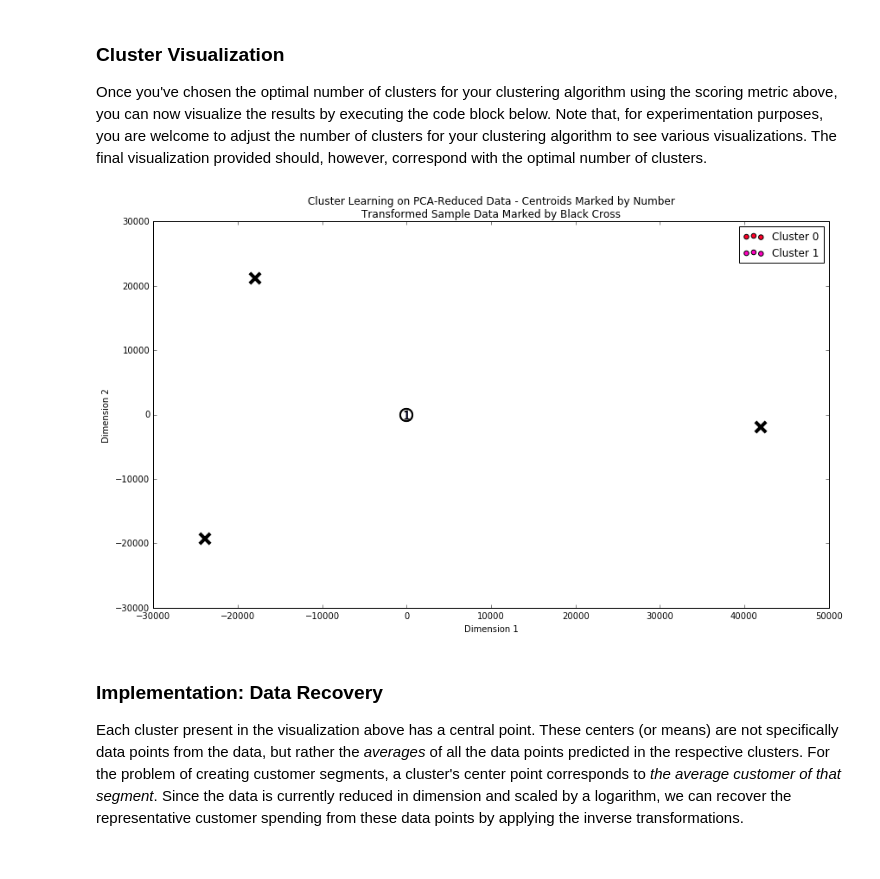
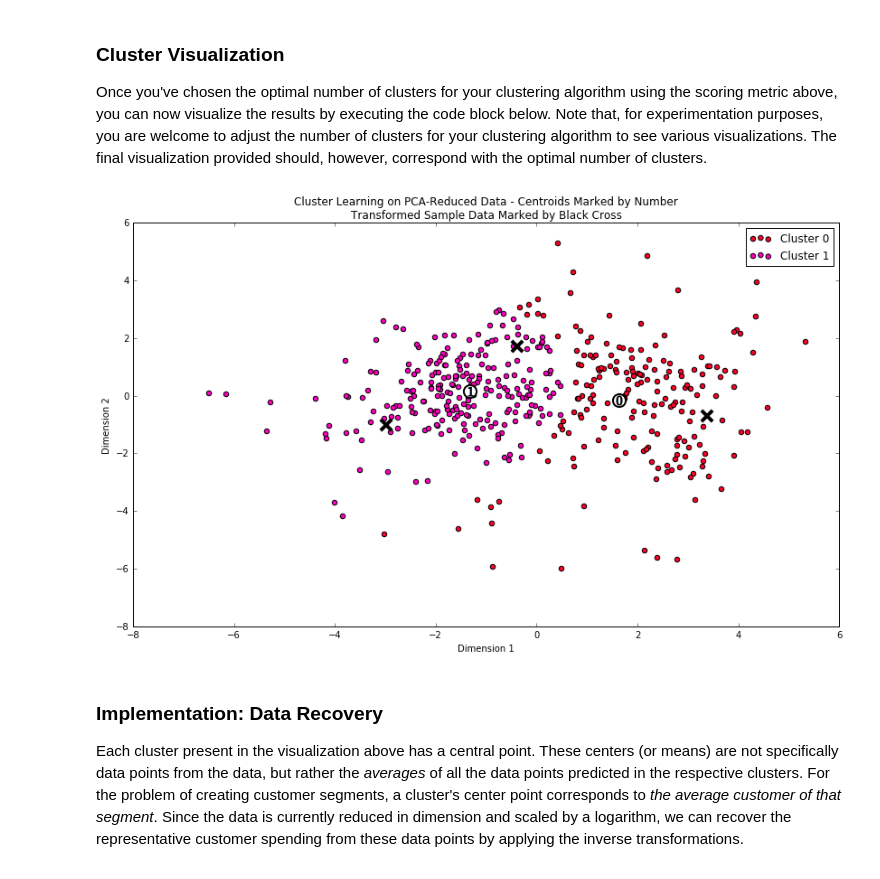
Before and after one commit to drpjm/udacity-mle-project3, a Jupyter notebook: customer_segments/customer_segments.ipynb, the cells around one changed output. Saved outputs shown, nothing was run; the diff lists cells and outputs as text; code cells hidden in the pictures.

Commit message:
Finished clustering implementation.

```diff
--- a/customer_segments/customer_segments.ipynb
+++ b/customer_segments/customer_segments.ipynb
@@ -452,7 +452,7 @@ pca = PCA(n_components=2)
 reduced_data = pca.fit_transform(good_data)
 
 # Apply a PCA transformation to the sample log-data
-pca_samples = pca.fit_transform(samples)
+pca_samples = pca.fit_transform(log_samples)
 print pca_samples
 
 # Create a DataFrame for the reduced data
@@ -495,20 +501,26 @@ In the code block below, you will need to implement the following:
 # %%
 # Apply your clustering algorithm of choice to the reduced data
 from sklearn.cluster import KMeans
-# Tried n_clusters = 3 up to 8; 2 performed the best.
-clusterer = KMeans(n_clusters=2)
-clusterer.fit(reduced_data)
+from sklearn.mixture import GMM
+from sklearn import metrics
 
-# Predict the cluster for each data point
-preds = clusterer.predict(reduced_data)
+sil_scores = np.array([])
+# Iterate n_clusters from 2 to 8.
+for n in range(2,9):
+    clusterer = GMM(n_components=n)
+    # clusterer = KMeans(n_clusters=2)
+    clusterer.fit(reduced_data)
 
-# Find the cluster centers
-centers = clusterer.cluster_centers_
+    # Predict the cluster for each data point
+    preds = clusterer.predict(reduced_data)
 
-# Predict the cluster for each transformed sample data point
-sample_preds = clusterer.predict(pca_samples)
+    # Find the cluster centers
+    centers = clusterer.means_
+    # centers = clusterer.cluster_centers_
 
-# Calculate the mean silhouette coefficient for the number of clusters chosen
-from sklearn import metrics
-score = metrics.silhouette_score(reduced_data, preds)
-print score
+    # Predict the cluster for each transformed sample data point
+    sample_preds = clusterer.predict(pca_samples)
+
+    # Calculate the mean silhouette coefficient for the number of clusters chosen
+    score = metrics.silhouette_score(reduced_data, preds)
+    sil_scores = np.append(sil_scores, score)
@@ -523,10 +540,16 @@ print score
 ### Cluster Visualization
 Once you've chosen the optimal number of clusters for your clustering algorithm using the scoring metric above, you can now visualize the results by executing the code block below. Note that, for experimentation purposes, you are welcome to adjust the number of clusters for your clustering algorithm to see various visualizations. The final visualization provided should, however, correspond with the optimal number of clusters.
 # %%
+clusterer = GMM(n_components=2)
+clusterer.fit(reduced_data)
+preds = clusterer.predict(reduced_data)
+centers = clusterer.means_
+sample_preds = clusterer.predict(pca_samples)
+
 # Display the results of the clustering from implementation
 rs.cluster_results(reduced_data, preds, centers, pca_samples)
 # %% [output]
-[figure, old version]
+[figure, new version]
 # %% [markdown]
 ### Implementation: Data Recovery
 Each cluster present in the visualization above has a central point. These centers (or means) are not specifically data points from the data, but rather the *averages* of all the data points predicted in the respective clusters. For the problem of creating customer segments, a cluster's center point corresponds to *the average customer of that segment*. Since the data is currently reduced in dimension and scaled by a logarithm, we can recover the representative customer spending from these data points by applying the inverse transformations.
```
Also changed, not shown: parts of 9 cells of this notebook.
